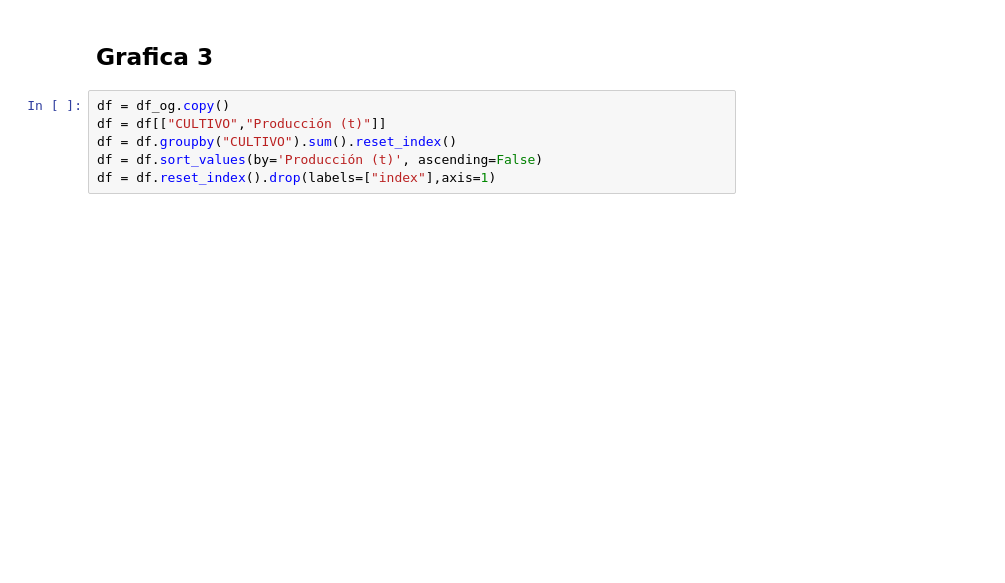
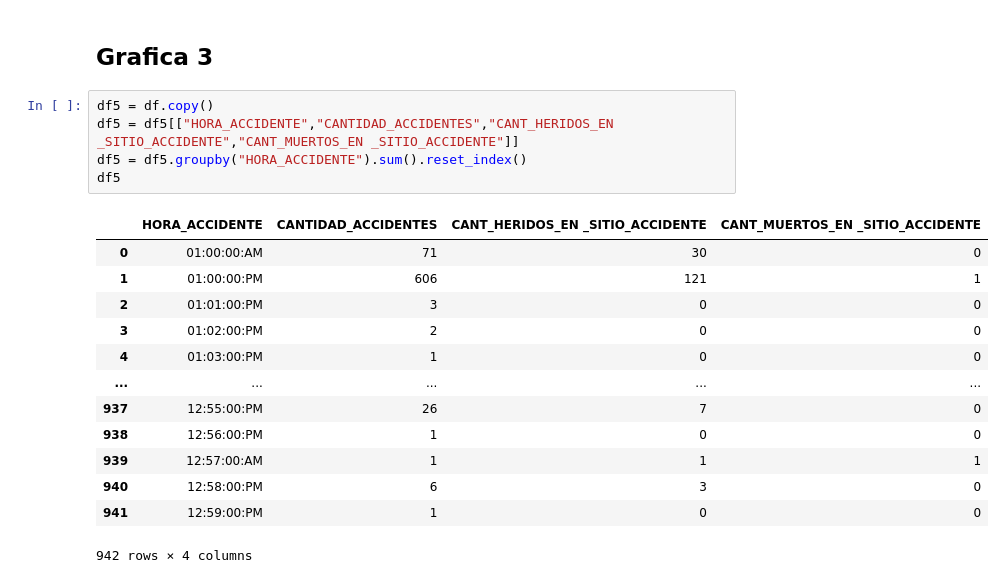
Before and after one commit to CodiPop/Accidentalidad-vehicular-Barranquilla-Machine-Learning, a Jupyter notebook: Trabajo.ipynb, the cells around one changed output. Cells and saved outputs as stored; diff of their text form; blank space fills up the shorter version.

```diff
--- a/Trabajo.ipynb
+++ b/Trabajo.ipynb
@@ -68,9 +86,22 @@ fig.show()
 # %% [markdown]
 ## Grafica 3
 # %%
-df = df_og.copy()
-df = df[["CULTIVO","Producción (t)"]]
-df = df.groupby("CULTIVO").sum().reset_index()
-df = df.sort_values(by='Producción (t)', ascending=False)
-df = df.reset_index().drop(labels=["index"],axis=1)
+df5 = df.copy()
+df5 = df5[["HORA_ACCIDENTE","CANTIDAD_ACCIDENTES","CANT_HERIDOS_EN _SITIO_ACCIDENTE","CANT_MUERTOS_EN _SITIO_ACCIDENTE"]]
+df5 = df5.groupby("HORA_ACCIDENTE").sum().reset_index()
+df5
+# %% [output]
+|  | HORA_ACCIDENTE | CANTIDAD_ACCIDENTES | CANT_HERIDOS_EN _SITIO_ACCIDENTE | CANT_MUERTOS_EN _SITIO_ACCIDENTE |
+| 0 | 01:00:00:AM | 71 | 30 | 0 |
+| 1 | 01:00:00:PM | 606 | 121 | 1 |
+| 2 | 01:01:00:PM | 3 | 0 | 0 |
+| 3 | 01:02:00:PM | 2 | 0 | 0 |
+| 4 | 01:03:00:PM | 1 | 0 | 0 |
+| ... | ... | ... | ... | ... |
+| 937 | 12:55:00:PM | 26 | 7 | 0 |
+| 938 | 12:56:00:PM | 1 | 0 | 0 |
+| 939 | 12:57:00:AM | 1 | 1 | 1 |
+| 940 | 12:58:00:PM | 6 | 3 | 0 |
+| 941 | 12:59:00:PM | 1 | 0 | 0 |
+942 rows × 4 columns
 # %%
```
Also changed, not shown: parts of 11 cells of this notebook.
